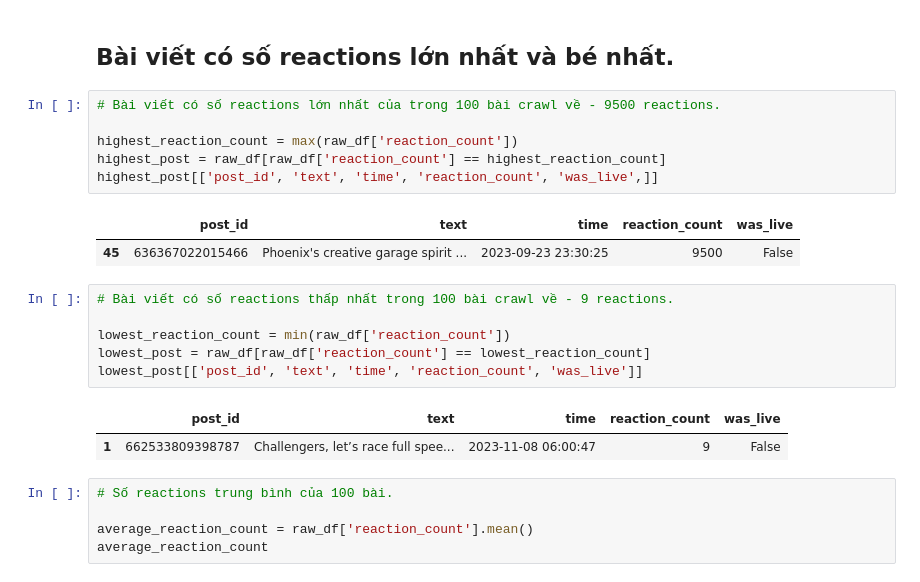
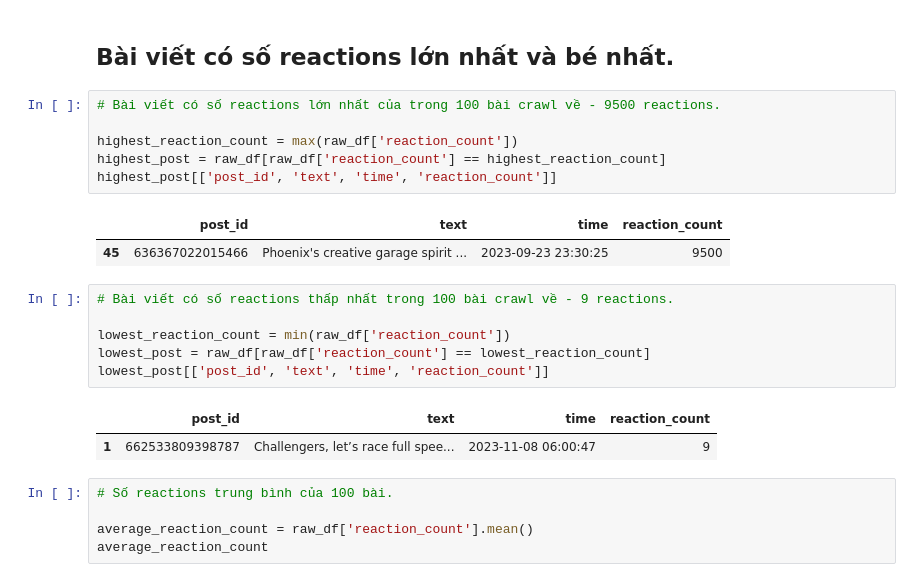
Before and after one commit to MinHius/Final_Python, a Jupyter notebook: 3. Phân tích tương tác.ipynb, the cells around one changed output. Drawn from its saved outputs; the diff is of its cells as text.

```diff
--- a/3. Phân tích tương tác.ipynb
+++ b/3. Phân tích tương tác.ipynb
@@ -111,21 +94,21 @@ Do đã xử lý trường reactions bằng phương pháp fillna, kết quả s
 # %%
 # Bài viết có số reactions lớn nhất của trong 100 bài crawl về - 9500 reactions.
 
 highest_reaction_count = max(raw_df['reaction_count'])
 highest_post = raw_df[raw_df['reaction_count'] == highest_reaction_count]
-highest_post[['post_id', 'text', 'time', 'reaction_count', 'was_live',]]
+highest_post[['post_id', 'text', 'time', 'reaction_count']]
 # %% [output]
-|  | post_id | text | time | reaction_count | was_live |
-| 45 | 636367022015466 | Phoenix's creative garage spirit ... | 2023-09-23 23:30:25 | 9500 | False |
+|  | post_id | text | time | reaction_count |
+| 45 | 636367022015466 | Phoenix's creative garage spirit ... | 2023-09-23 23:30:25 | 9500 |
 # %%
 # Bài viết có số reactions thấp nhất trong 100 bài crawl về - 9 reactions.
 
 lowest_reaction_count = min(raw_df['reaction_count'])
 lowest_post = raw_df[raw_df['reaction_count'] == lowest_reaction_count]
-lowest_post[['post_id', 'text', 'time', 'reaction_count', 'was_live']]
+lowest_post[['post_id', 'text', 'time', 'reaction_count']]
 # %% [output]
-|  | post_id | text | time | reaction_count | was_live |
-| 1 | 662533809398787 | Challengers, let’s race full spee... | 2023-11-08 06:00:47 | 9 | False |
+|  | post_id | text | time | reaction_count |
+| 1 | 662533809398787 | Challengers, let’s race full spee... | 2023-11-08 06:00:47 | 9 |
 # %%
 # Số reactions trung bình của 100 bài.
 
```
Also changed, not shown: parts of 9 cells of this notebook, 2 other files.
